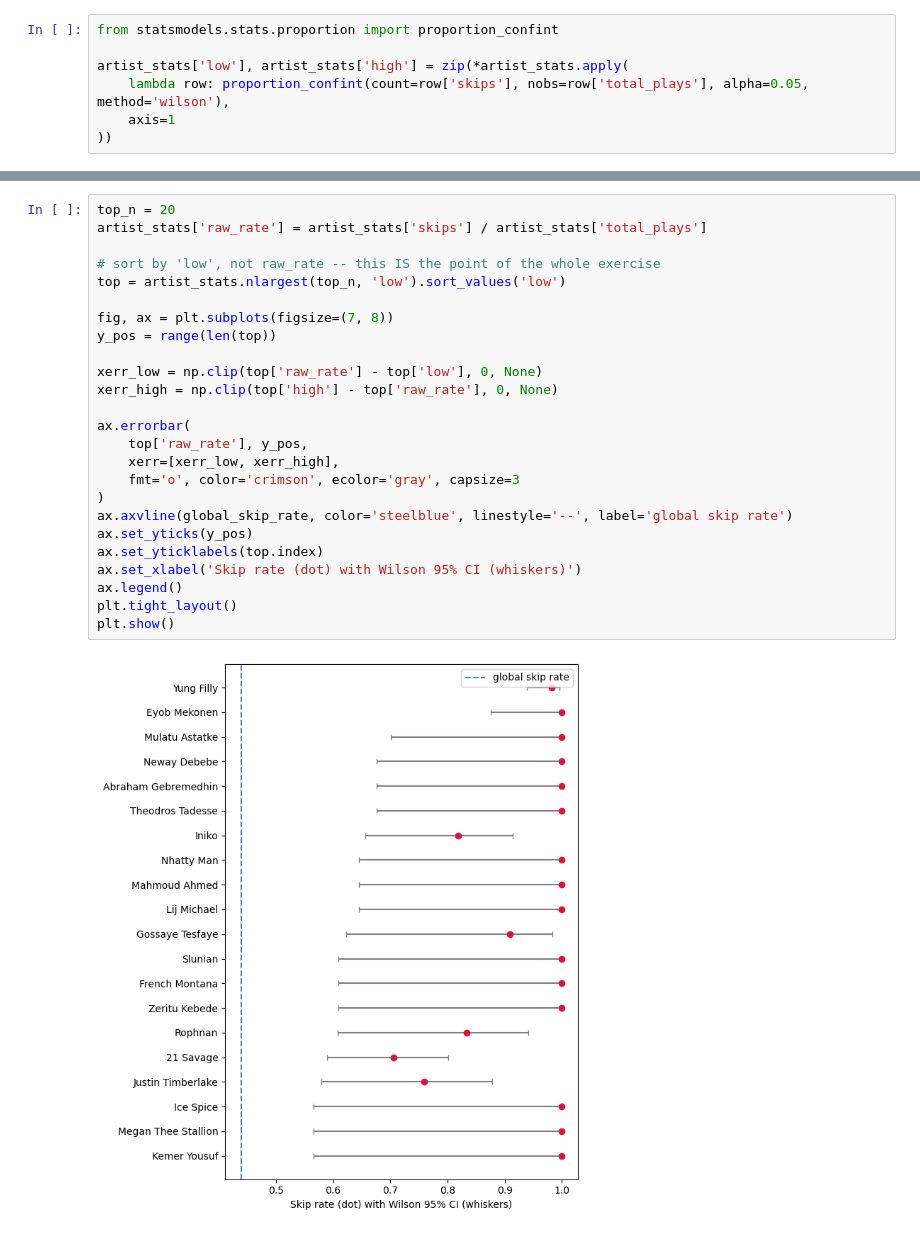
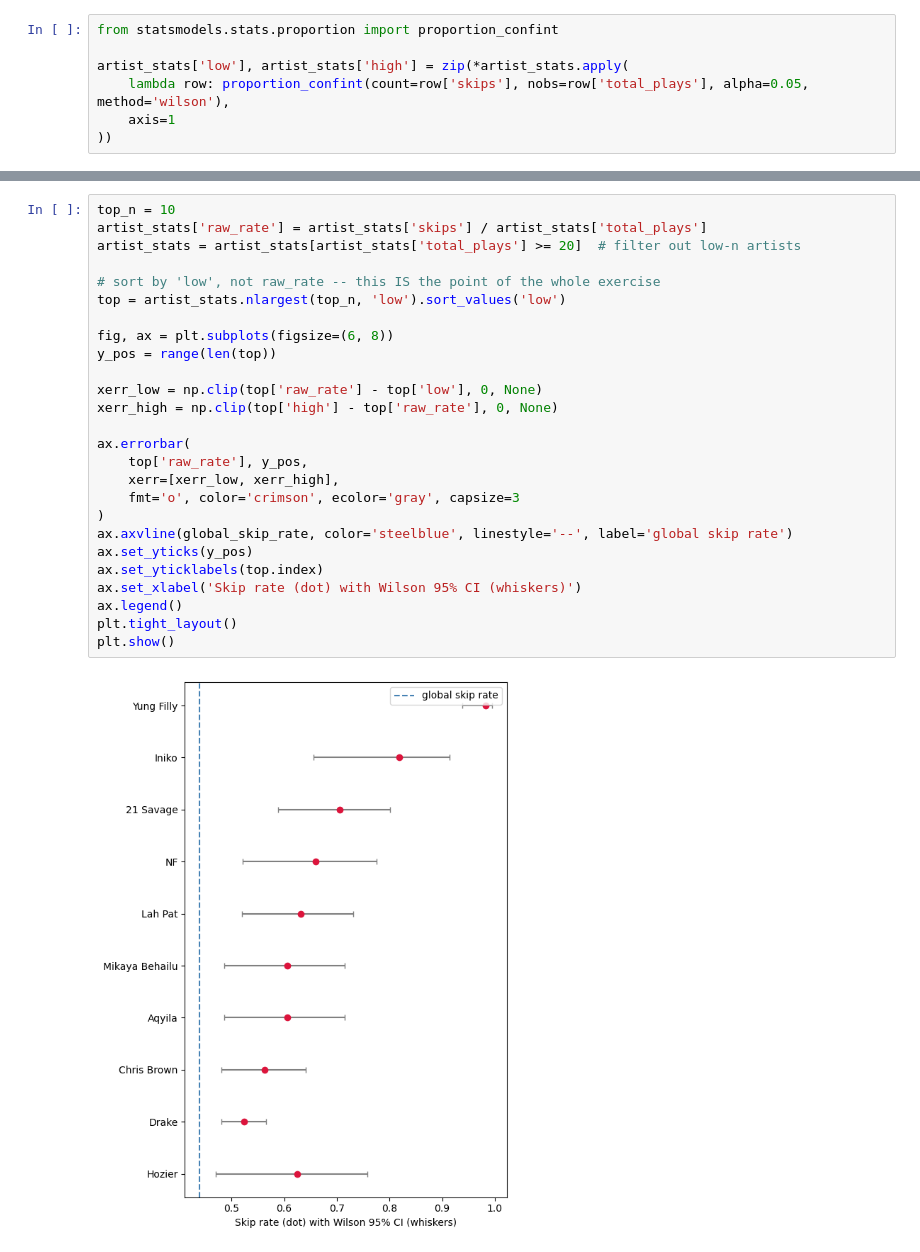
Before and after one commit to kaleb-asefa/rewind, a Jupyter notebook: notebooks/main.ipynb, the cells around one changed output, grey strips where cells are left out. Drawn from its saved outputs; the diff is of its cells as text.

```diff
--- a/notebooks/main.ipynb
+++ b/notebooks/main.ipynb
@@ -208,27 +354,28 @@ artist_stats['low'], artist_stats['high'] = zip(*artist_stats.apply(
 # %%
-top_n = 20
+top_n = 10
 artist_stats['raw_rate'] = artist_stats['skips'] / artist_stats['total_plays']
+artist_stats = artist_stats[artist_stats['total_plays'] >= 20]  # filter out low-n artists
 
 # sort by 'low', not raw_rate -- this IS the point of the whole exercise
 top = artist_stats.nlargest(top_n, 'low').sort_values('low')
 
-fig, ax = plt.subplots(figsize=(7, 8))
+fig, ax = plt.subplots(figsize=(6, 8))
 y_pos = range(len(top))
 
 xerr_low = np.clip(top['raw_rate'] - top['low'], 0, None)
 xerr_high = np.clip(top['high'] - top['raw_rate'], 0, None)
 
 ax.errorbar(
     top['raw_rate'], y_pos,
     xerr=[xerr_low, xerr_high],
     fmt='o', color='crimson', ecolor='gray', capsize=3
 )
 ax.axvline(global_skip_rate, color='steelblue', linestyle='--', label='global skip rate')
 ax.set_yticks(y_pos)
 ax.set_yticklabels(top.index)
 ax.set_xlabel('Skip rate (dot) with Wilson 95% CI (whiskers)')
 ax.legend()
 plt.tight_layout()
 plt.show()
 # %% [output]
-[figure, old version]
+[figure, new version]
```
Also changed, not shown: parts of 22 cells of this notebook.
